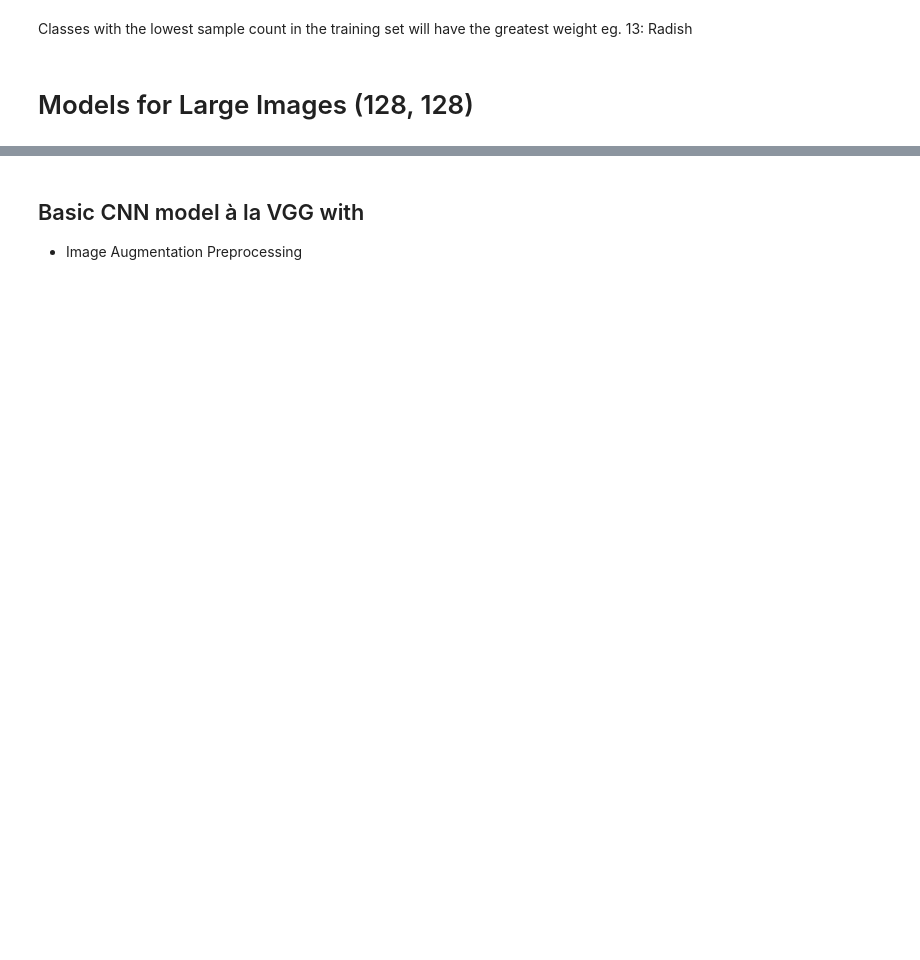
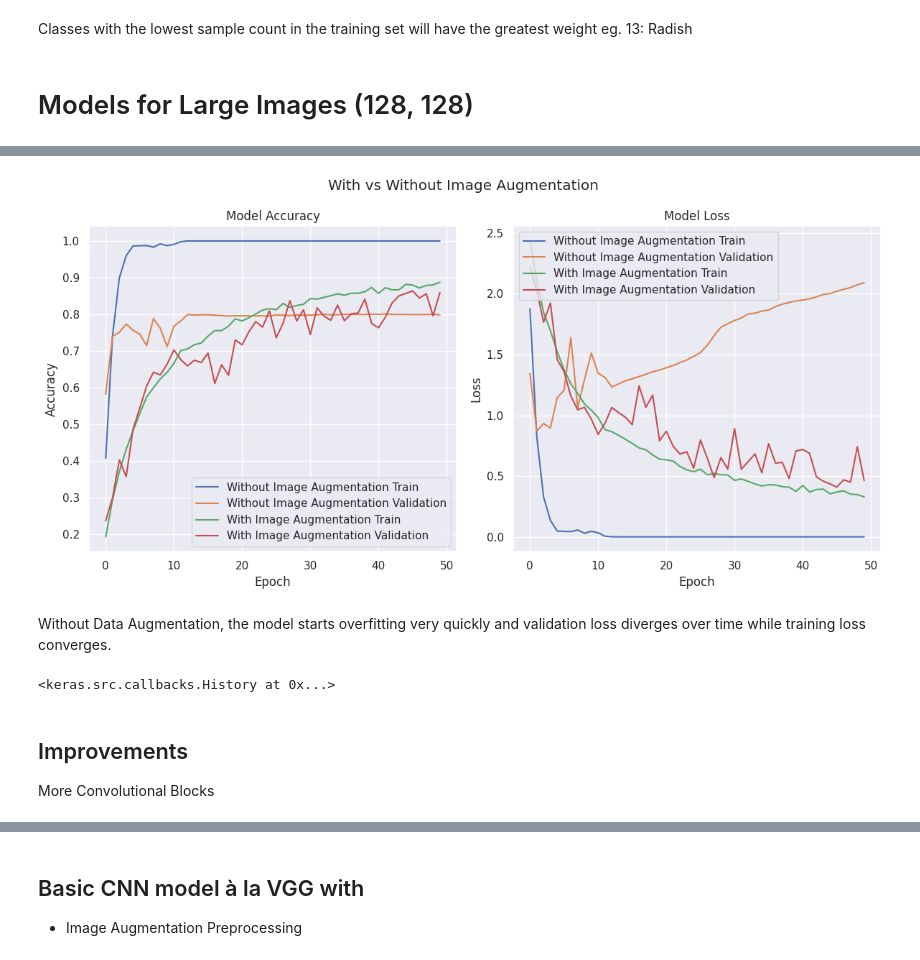
Before and after one commit to glennwuwu/vegetable-image-classification-cnn, a Jupyter notebook: CNN.ipynb, the cells around one changed output, grey strips where cells are left out. Saved outputs shown, nothing was run; the diff lists cells and outputs as text; code cells hidden in the pictures; blank space fills up the shorter version.

```diff
--- a/CNN.ipynb
+++ b/CNN.ipynb
@@ -278,0 +349,2 @@ Classes with the lowest sample count in the training set will have the greatest
+# %%
+simple_CNN_history = {}
@@ -278,0 +429,10 @@ Classes with the lowest sample count in the training set will have the greatest
+# %%
+plot_history(simple_CNN_history, "With vs Without Image Augmentation", savefig="images/With and Without Image Augmentation.png")
+# %% [output]
+[figure, added]
+# %% [markdown]
+Without Data Augmentation, the model starts overfitting very quickly and validation loss diverges over time while training loss converges.
+# %%
+simple_CNN_history.pop("Without Image Augmentation")
+# %% [output]
+<keras.src.callbacks.History at 0x...>
@@ -278,0 +441,4 @@ Classes with the lowest sample count in the training set will have the greatest
+# %% [markdown]
+## Improvements
+
+More Convolutional Blocks
```
Also changed, not shown: parts of 28 cells of this notebook, 4 other files.
